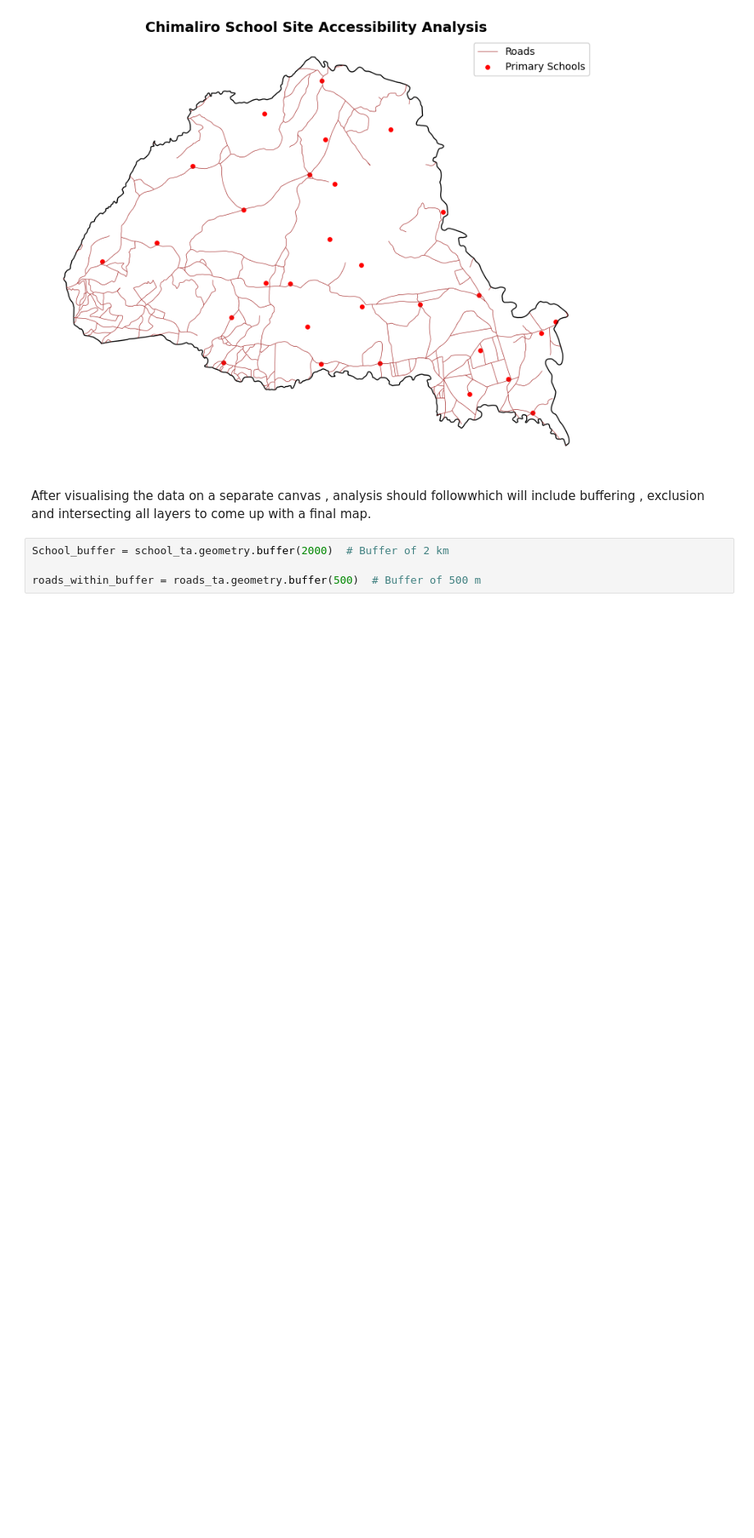
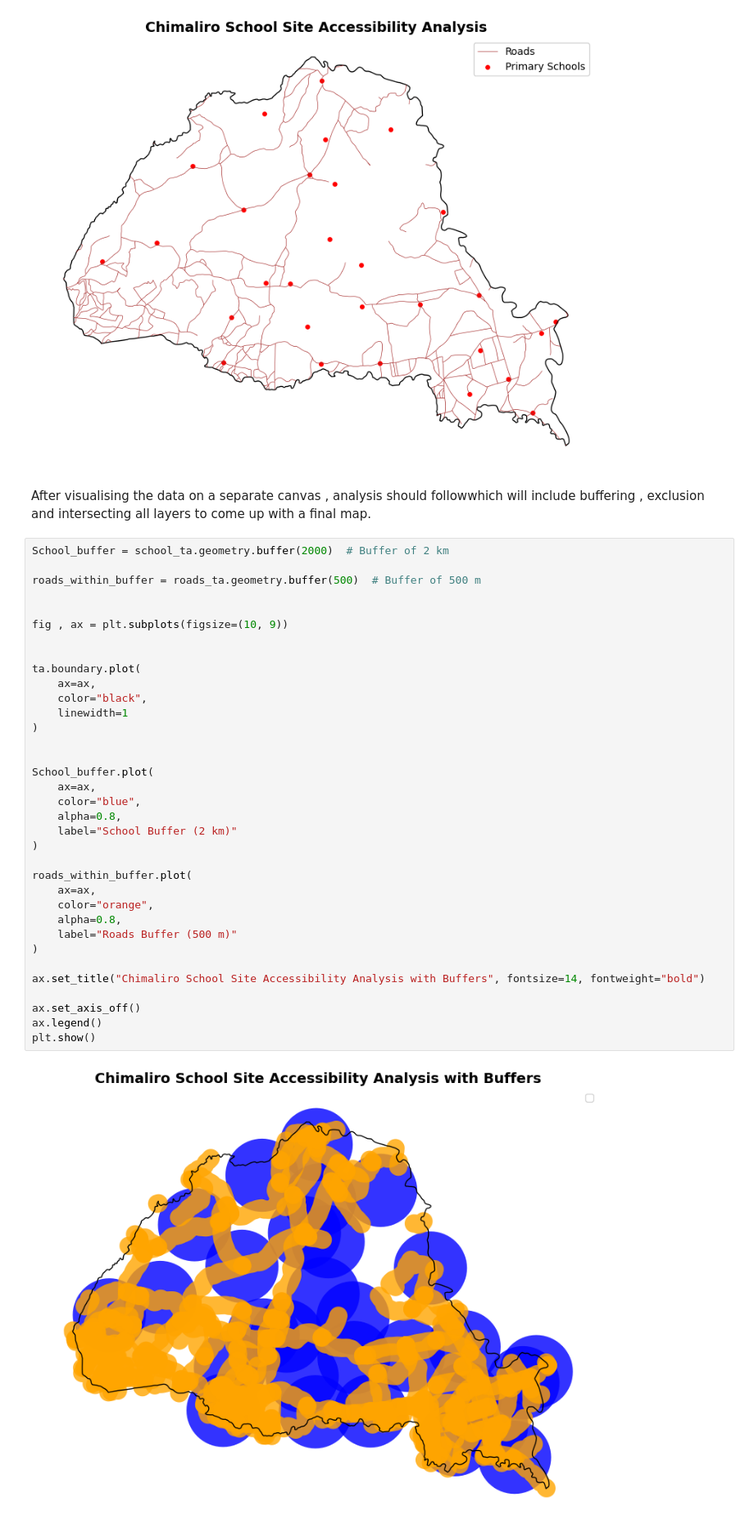
Before and after one commit to Tedson-Jaffet/chimaliro-schoolsite-accessibility, a Jupyter notebook: notebooks/school_site_analysis.ipynb, the cells around one changed output. Shown at 82% size. Saved outputs shown, nothing was run; the diff lists cells and outputs as text; blank space fills up the shorter version.

Commit message:
adding analysis codes for the final suitable area for school construction

```diff
--- a/notebooks/school_site_analysis.ipynb
+++ b/notebooks/school_site_analysis.ipynb
@@ -146,4 +168,37 @@ After visualising the data on a separate canvas , analysis should followwhich wi
 # %%
 School_buffer = school_ta.geometry.buffer(2000)  # Buffer of 2 km
 
 roads_within_buffer = roads_ta.geometry.buffer(500)  # Buffer of 500 m
+
+
+fig , ax = plt.subplots(figsize=(10, 9))
+
+
+ta.boundary.plot(
+    ax=ax,
+    color="black",
+    linewidth=1
+)
+
+
+School_buffer.plot(
+    ax=ax,
+    color="blue",
+    alpha=0.8,
+    label="School Buffer (2 km)"
+)
+
+roads_within_buffer.plot(
+    ax=ax,
+    color="orange",
+    alpha=0.8,
+    label="Roads Buffer (500 m)"
+)
+
+ax.set_title("Chimaliro School Site Accessibility Analysis with Buffers", fontsize=14, fontweight="bold")
+
+ax.set_axis_off()
+ax.legend()
+plt.show()
+# %% [output]
+[figure, added]
```
Also changed, not shown: parts of 2 cells of this notebook.
